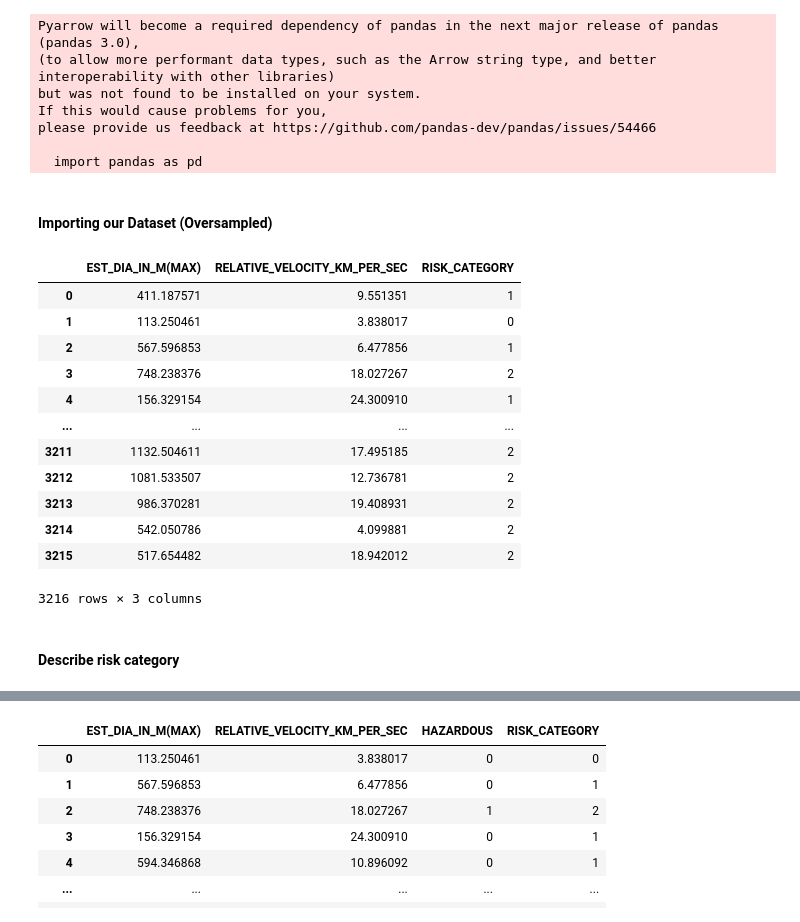
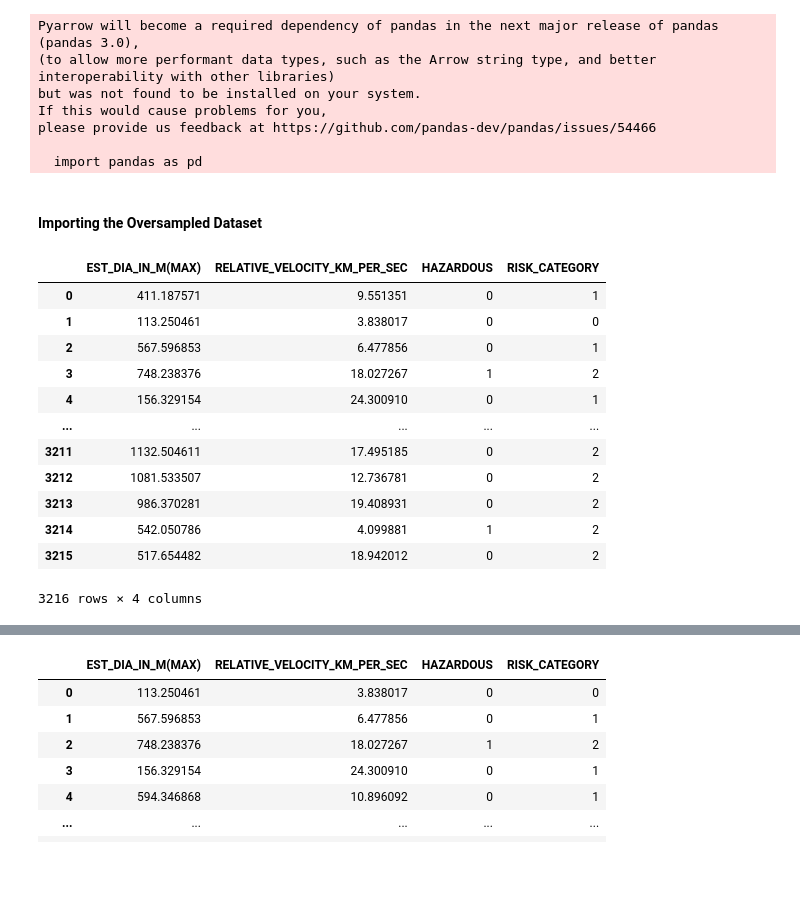
Before and after one commit to afreenrafi/SC1015-Project, a Jupyter notebook: Logistic Regression (1).ipynb, the cells around one changed output, grey strips where cells are left out. Drawn from its saved outputs; the diff is of its cells as text; code cells hidden in the pictures; blank space fills up the shorter version.

Commit message:
log regression (oversampled and smotetomek)

```diff
--- a/Logistic Regression (1).ipynb
+++ b/Logistic Regression (1).ipynb
@@ -58,24 +62,22 @@ def visualize_preds(table,y_true, y_pred, title):
 table1 = pd.DataFrame()
 table2 = pd.DataFrame()
 # %% [markdown]
-#### Importing our Dataset (Oversampled)
+#### Importing the Oversampled Dataset
 # %%
 nasaOversample_train = pd.read_csv("Datasets/oversampled_train.csv", index_col = 0)
-nasaOversample_train = nasaOversample_train.drop(['NEO_REFERENCE_ID', 'EST_DIA_IN_M(MIN)', 'MISS_DIST.(KILOMETERS)', 'PERIHELION_DISTANCE', 'APHELION_DIST', 'PERIHELION_TIME', 'MEAN_ANOMALY', 'MEAN_MOTION', 'HAZARDOUS'], axis = 1)
+nasaOversample_train = nasaOversample_train.drop(['NEO_REFERENCE_ID', 'EST_DIA_IN_M(MIN)', 'MISS_DIST.(KILOMETERS)', 'PERIHELION_DISTANCE', 'APHELION_DIST', 'PERIHELION_TIME', 'MEAN_ANOMALY', 'MEAN_MOTION'], axis = 1)
 nasaOversample_train
 # %% [output]
-|  | EST_DIA_IN_M(MAX) | RELATIVE_VELOCITY_KM_PER_SEC | RISK_CATEGORY |
-| 0 | 411.187571 | 9.551351 | 1 |
-| 1 | 113.250461 | 3.838017 | 0 |
-| 2 | 567.596853 | 6.477856 | 1 |
-| 3 | 748.238376 | 18.027267 | 2 |
-| 4 | 156.329154 | 24.300910 | 1 |
-| ... | ... | ... | ... |
-| 3211 | 1132.504611 | 17.495185 | 2 |
-| 3212 | 1081.533507 | 12.736781 | 2 |
-| 3213 | 986.370281 | 19.408931 | 2 |
-| 3214 | 542.050786 | 4.099881 | 2 |
-| 3215 | 517.654482 | 18.942012 | 2 |
+|  | EST_DIA_IN_M(MAX) | RELATIVE_VELOCITY_KM_PER_SEC | HAZARDOUS | RISK_CATEGORY |
+| 0 | 411.187571 | 9.551351 | 0 | 1 |
+| 1 | 113.250461 | 3.838017 | 0 | 0 |
+| 2 | 567.596853 | 6.477856 | 0 | 1 |
+| 3 | 748.238376 | 18.027267 | 1 | 2 |
+| 4 | 156.329154 | 24.300910 | 0 | 1 |
+| ... | ... | ... | ... | ... |
+| 3211 | 1132.504611 | 17.495185 | 0 | 2 |
+| 3212 | 1081.533507 | 12.736781 | 0 | 2 |
+| 3213 | 986.370281 | 19.408931 | 0 | 2 |
+| 3214 | 542.050786 | 4.099881 | 1 | 2 |
+| 3215 | 517.654482 | 18.942012 | 0 | 2 |
-3216 rows × 3 columns
+3216 rows × 4 columns
-# %% [markdown]
-#### Describe risk category
```
Also changed, not shown: parts of 16 cells of this notebook.
